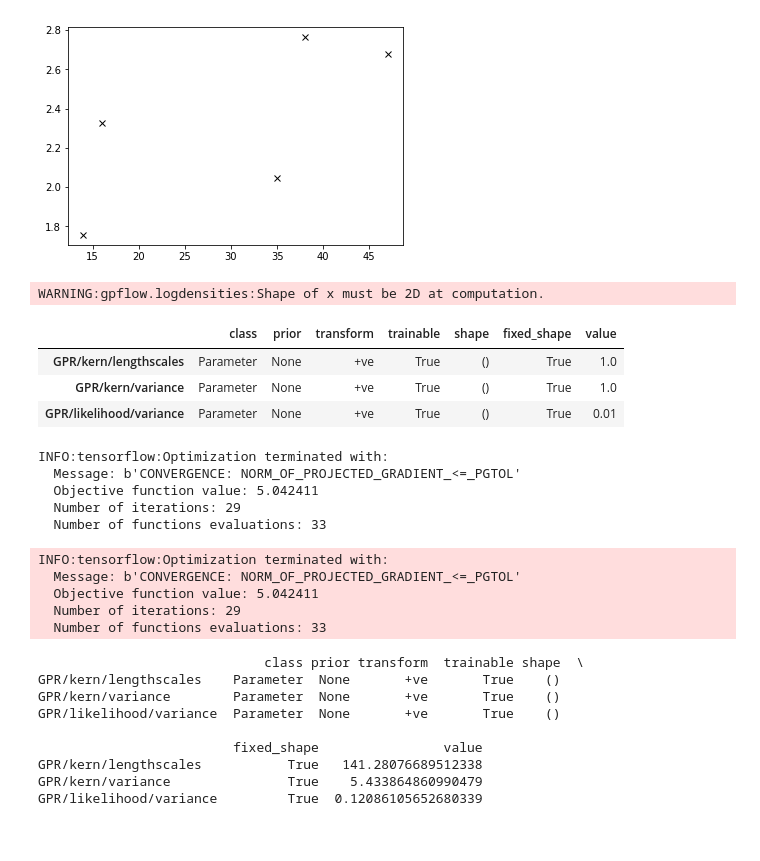
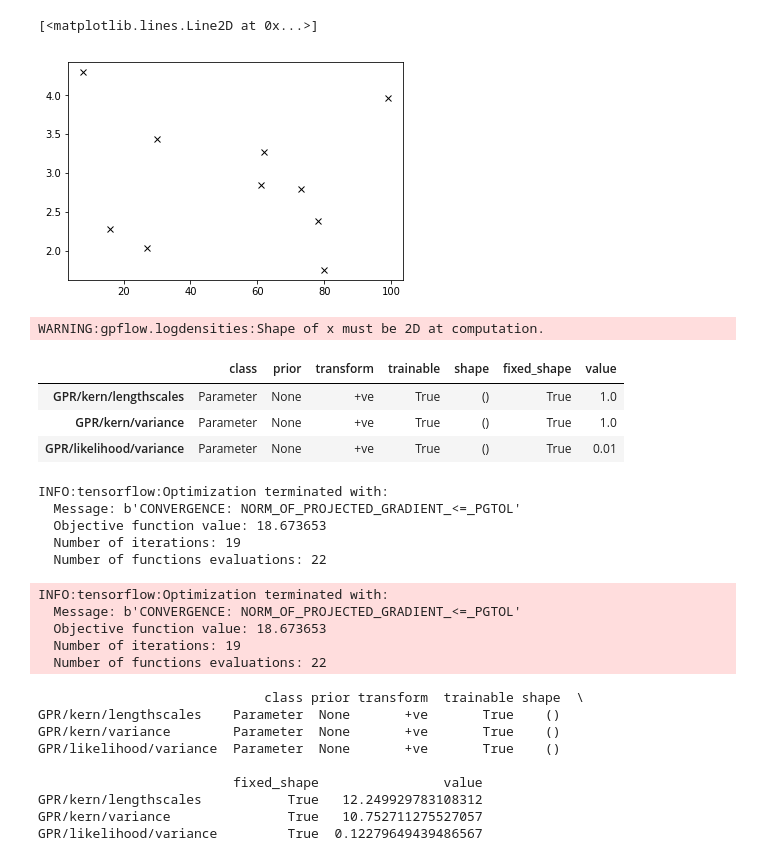
Before and after one commit to aboghozi/air-pollution-london, a Jupyter notebook: code/krause_oed_alg.ipynb, the cells around one changed output. Cells and saved outputs as stored; diff of their text form; code cells hidden in the pictures.

```diff
--- a/code/krause_oed_alg.ipynb
+++ b/code/krause_oed_alg.ipynb
@@ -13,40 +13,33 @@ feature_scaler = StandardScaler()
 
 np.random.seed(5)
 
-## setting to include the trained sensor points
-#include_trained = False
 ## set max number
-N = 50
+N = 100
 ## set number of sensor locations to find
-k = 20
+k = 8
 ## set percent of N to train on
 perc = .10
 # %%
 ## subset to the trained data
 sub = ma.ceil(perc*N)
 ## create fake data for model
 noiseSize = 0.05
 #x_train = np.linspace(-3,3,N)
 #y_train = np.random.exponential(np.sin(x_train)**2) + np.random.randn(N,1)*noiseSize
 
-X = np.random.randint(0,N,sub)
-X = X.reshape(-1,1)
-X = X.astype(float)
-#Y = np.random.randn(sub)
-#Y = Y.reshape(-1,1)
-Y = np.sin(12*X) + 0.66*np.cos(25*X)  + np.random.randn(sub,1)*noiseSize + 3
-#print(X.shape)
-#print(Y.shape)
-#print(X)
-#print(Y)
+## define X values (integers from 0 to N)
+X = np.arange(0,N+1,1)
+## take sample for training
+x_train = np.random.randint(0,N,sub)
+x_train = x_train.reshape(-1,1)
+x_train = x_train.astype(float)
+y_train = np.sin(12*x_train) + 0.66*np.cos(25*x_train)  + np.random.randn(sub,1)*noiseSize + 3
 
 ## plot distribution of selected sensors
-plt.plot(X, Y, 'kx')
-
-x_train = X
-y_train = Y
+plt.plot(x_train, y_train, 'kx')
 # %% [output]
+[<matplotlib.lines.Line2D at 0x...>]
-[figure, old version]
+[figure, new version]
 # %%
 ## build model
 kernel = gpflow.kernels.RBF(1, active_dims=[0], lengthscales=1.0)
@@ -68,20 +61,20 @@ print(m.as_pandas_table())
 # %% [output]
 INFO:tensorflow:Optimization terminated with:
   Message: b'CONVERGENCE: NORM_OF_PROJECTED_GRADIENT_<=_PGTOL'
-  Objective function value: 5.042411
-  Number of iterations: 29
-  Number of functions evaluations: 33
+  Objective function value: 18.673653
+  Number of iterations: 19
+  Number of functions evaluations: 22
 INFO:tensorflow:Optimization terminated with:
   Message: b'CONVERGENCE: NORM_OF_PROJECTED_GRADIENT_<=_PGTOL'
-  Objective function value: 5.042411
-  Number of iterations: 29
-  Number of functions evaluations: 33
+  Objective function value: 18.673653
+  Number of iterations: 19
+  Number of functions evaluations: 22
                              class prior transform  trainable shape  \
 GPR/kern/lengthscales    Parameter  None       +ve       True    ()
 GPR/kern/variance        Parameter  None       +ve       True    ()
 GPR/likelihood/variance  Parameter  None       +ve       True    ()
 
                          fixed_shape                value
-GPR/kern/lengthscales           True   141.28076689512338
-GPR/kern/variance               True    5.433864860990479
-GPR/likelihood/variance         True  0.12086105652680339
+GPR/kern/lengthscales           True   12.249929783108312
+GPR/kern/variance               True   10.752711275527057
+GPR/likelihood/variance         True  0.12279649439486567
```
Also changed, not shown: parts of 22 cells of this notebook.
